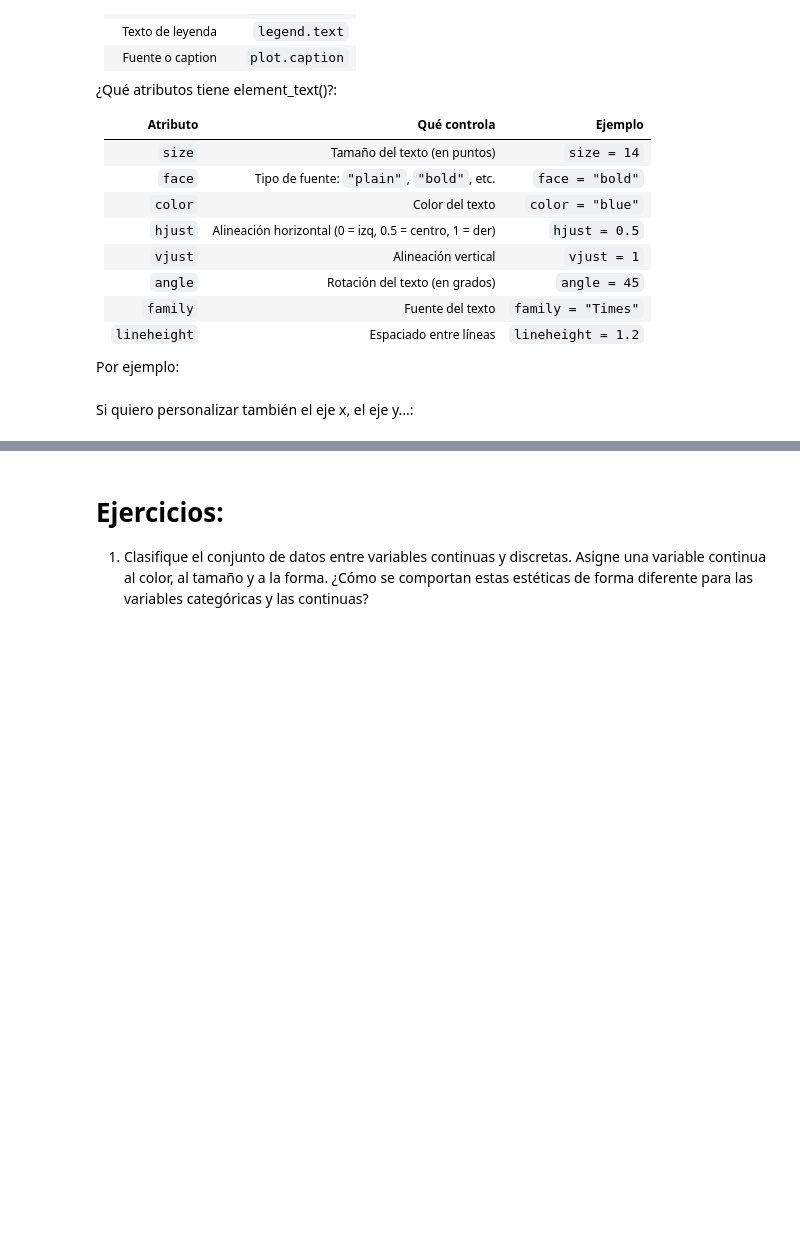
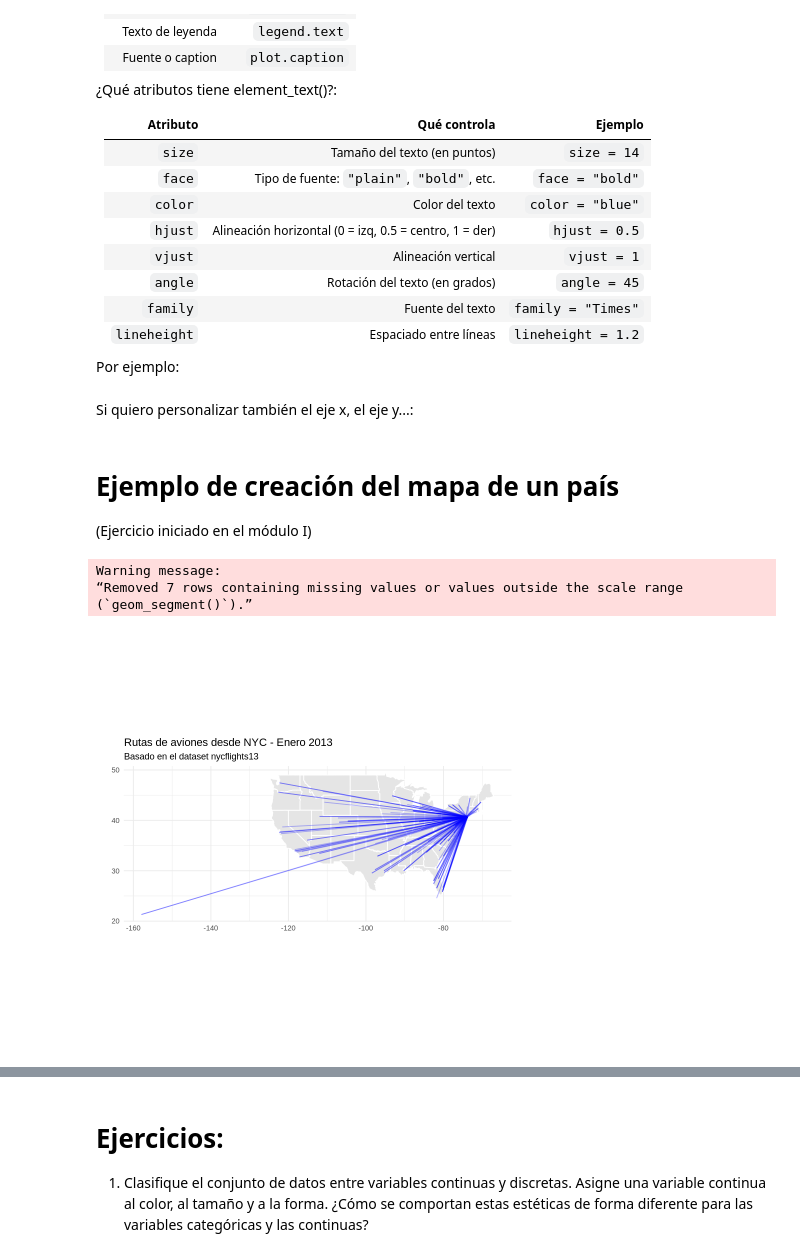
Before and after one commit to ednavivianasegura/ERAP_Curso_R, a Jupyter notebook: ERAP_R_Course_moduloIII.ipynb, the cells around one changed output, grey strips where cells are left out. Saved outputs shown, nothing was run; the diff lists cells and outputs as text; code cells hidden in the pictures; blank space fills up the shorter version.

```diff
--- a/ERAP_R_Course_moduloIII.ipynb
+++ b/ERAP_R_Course_moduloIII.ipynb
@@ -386,3 +428,63 @@ Se usa dentro de theme() para controlar cómo se ve cada componente textual del
 Por ejemplo:
 # %% [markdown]
 Si quiero personalizar también el eje x, el eje y...:
+# %% [markdown]
+# Ejemplo de creación del mapa de un país
+
+(Ejercicio iniciado en el módulo I)
+# %%
+# 1. Filtrar vuelos desde NYC en enero de 2013
+vuelos_ny <- flights %>%
+  filter(month == 1) %>%         # Filtrar solo vuelos de enero
+  select(origin, dest) %>%       # Seleccionar columnas de origen y destino
+  distinct()                     # Eliminar duplicados para tener rutas únicas
+
+# 2. Obtener coordenadas de los aeropuertos de origen
+origenes <- vuelos_ny %>%
+  select(faa = origin) %>%       # Renombrar columna para hacer join
+  distinct() %>%                 # Asegurar que no haya duplicados
+  left_join(airports, by = "faa") %>%  # Unir con tabla de aeropuertos
+  select(faa,                   # Seleccionar identificador del aeropuerto
+         lon_origen = lon,     # Renombrar longitud del origen
+         lat_origen = lat)     # Renombrar latitud del origen
+
+# 2b. Obtener coordenadas de los aeropuertos de destino
+destinos <- vuelos_ny %>%
+  select(faa = dest) %>%        # Renombrar columna para hacer join
+  distinct() %>%
+  left_join(airports, by = "faa") %>%
+  select(faa,                   # Seleccionar identificador del aeropuerto
+         lon_dest = lon,       # Renombrar longitud del destino
+         lat_dest = lat)       # Renombrar latitud del destino
+
+# 2c. Unir coordenadas de origen y destino a cada ruta
+rutas <- vuelos_ny %>%
+  left_join(origenes, by = c("origin" = "faa")) %>%  # Añadir coordenadas de origen
+  left_join(destinos, by = c("dest" = "faa"))        # Añadir coordenadas de destino
+
+# 3. Crear mapa base de los Estados Unidos
+usa <- map_data("state")  # Datos del contorno de los estados de EE.UU.
+
+# 4. Dibujar el mapa con las rutas de vuelo
+ggplot() +
+  # Mapa base en gris claro, con bordes blancos
+  geom_polygon(data = usa, aes(x = long, y = lat, group = group),
+               fill = "gray90", color = "white") +
+  # Rutas de vuelo como líneas desde origen hasta destino
+  geom_segment(data = rutas,
+               aes(x = lon_origen, y = lat_origen,    # punto de inicio
+                   xend = lon_dest, yend = lat_dest), # punto final
+               color = "blue", alpha = 0.3) +         # líneas azules semitransparentes
+  # Mantener proporción entre latitud y longitud
+  coord_fixed(1.3) +
+  # Títulos y etiquetas
+  labs(title = "Rutas de aviones desde NYC - Enero 2013",
+       subtitle = "Basado en el dataset nycflights13",
+       x = "", y = "") +
+  # Tema visual minimalista
+  theme_minimal()
+# %% [output]
+Warning message:
+“Removed 7 rows containing missing values or values outside the scale range
+(`geom_segment()`).”
+[figure, added]
```
Also changed, not shown: parts of 5 cells of this notebook.
